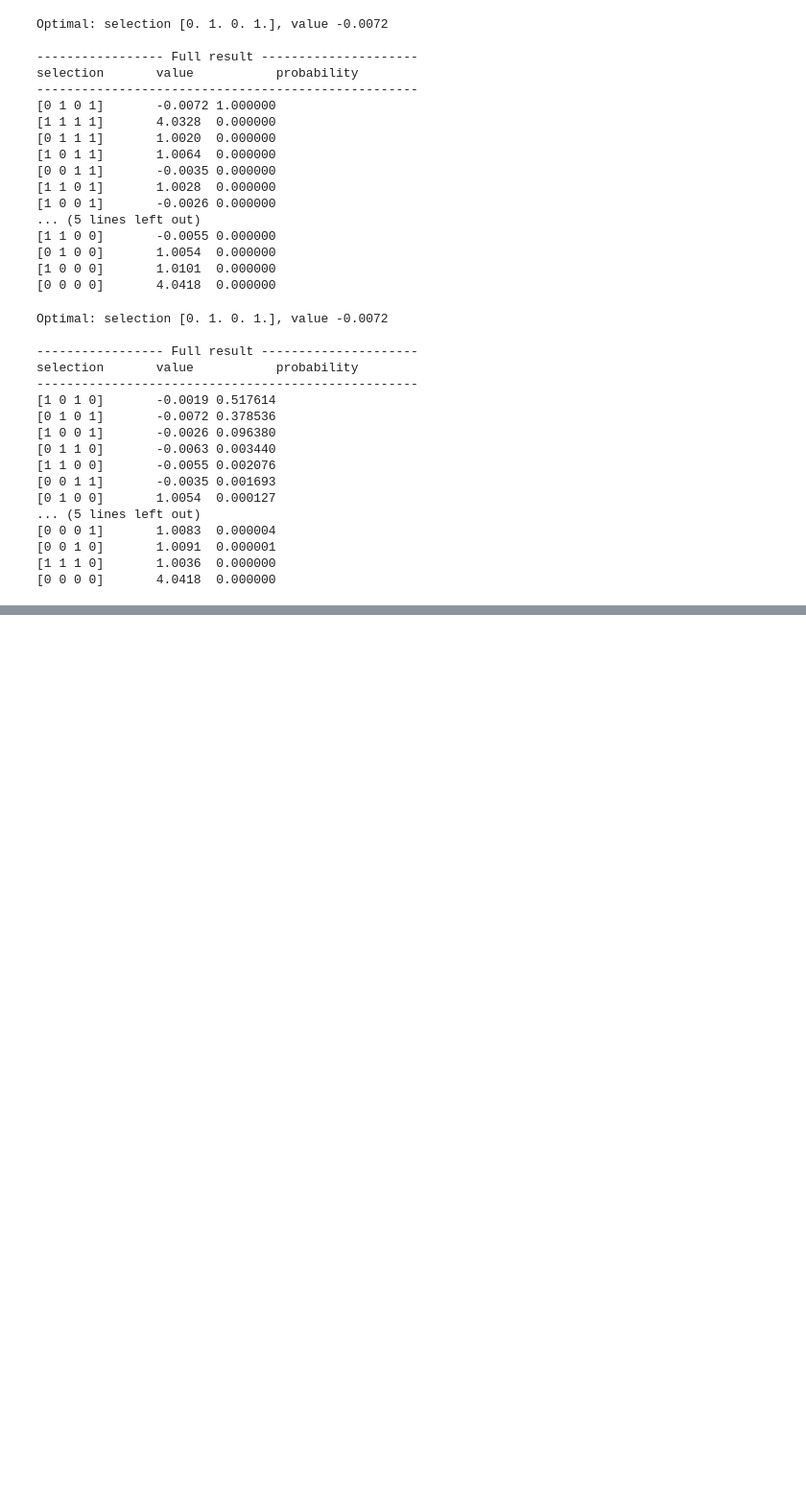
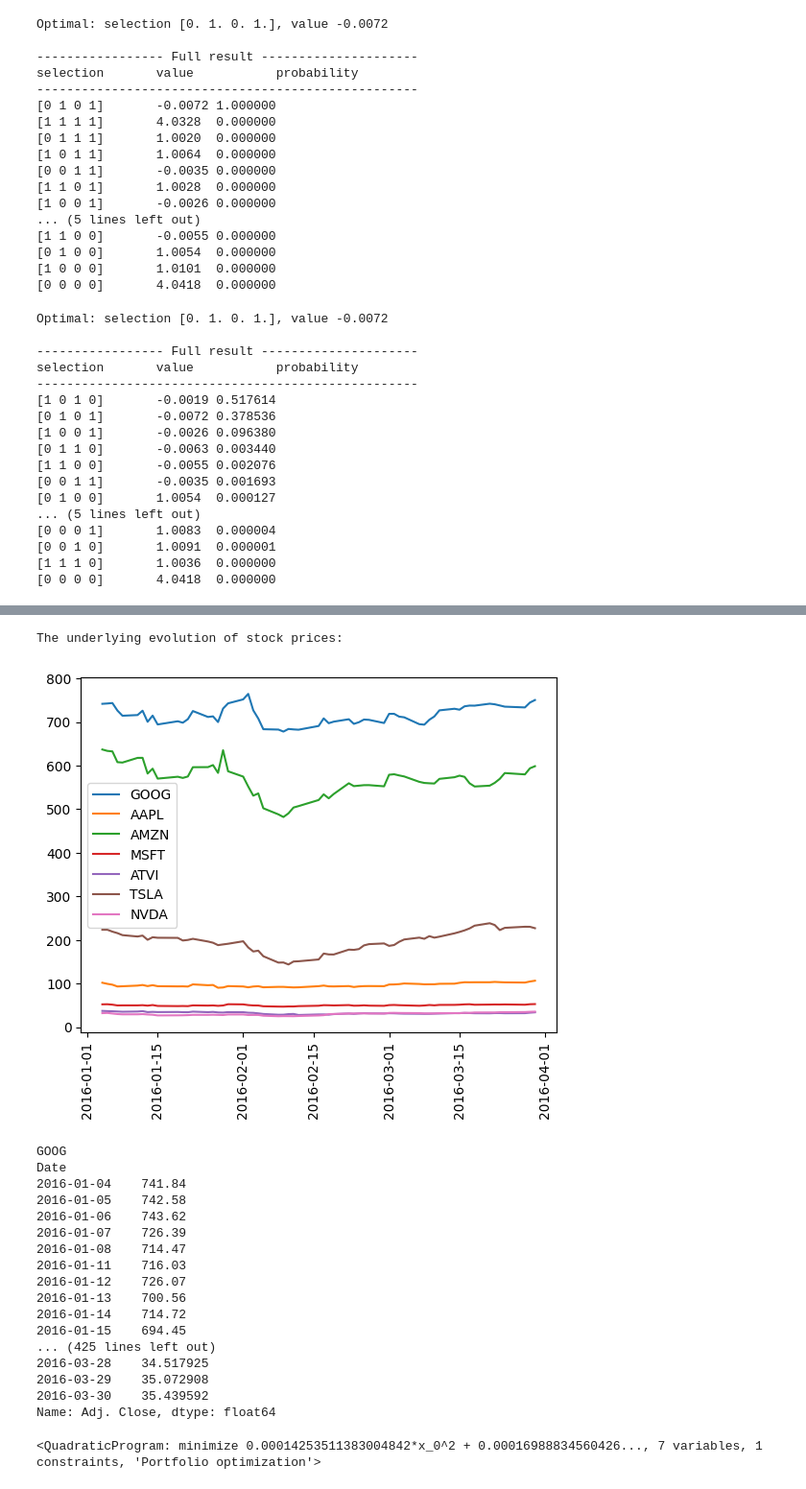
Before and after one commit to neurocode-ai/quantum-computing, a Jupyter notebook: notebooks/vqe.ipynb, the cells around one changed output, grey strips where cells are left out. Shown at 96% size. Cells and saved outputs as stored; diff of their text form; code cells hidden in the pictures; blank space fills up the shorter version.

```diff
--- a/notebooks/vqe.ipynb
+++ b/notebooks/vqe.ipynb
@@ -274,0 +342,52 @@ selection       value           probability
+# %%
+if wiki._data:
+    print('The underlying evolution of stock prices:')
+    for i, s in enumerate(stocks):
+        plt.plot(wiki._data[i], label=s)
+    plt.legend()
+    plt.xticks(rotation=90)
+    plt.show()
+
+    for i, s in enumerate(stocks):
+        print(s)
+        print(wiki._data[i])
+# %% [output]
+The underlying evolution of stock prices:
+[figure, added]
+GOOG
+Date
+2016-01-04    741.84
+2016-01-05    742.58
+2016-01-06    743.62
+2016-01-07    726.39
+2016-01-08    714.47
+2016-01-11    716.03
+2016-01-12    726.07
+2016-01-13    700.56
+2016-01-14    714.72
+2016-01-15    694.45
+... (425 lines left out)
+2016-03-28    34.517925
+2016-03-29    35.072908
+2016-03-30    35.439592
+Name: Adj. Close, dtype: float64
+# %%
+num_assets = len(stocks)
+
+q = 0.5
+B = num_assets // 2
+P = num_assets
+
+mu = wiki.get_period_return_mean_vector()
+sigma = wiki.get_period_return_covariance_matrix()
+
+portfolio = PortfolioOptimization(
+    expected_returns=mu,
+    covariances=sigma,
+    risk_factor=q,
+    budget=B
+)
+qp = portfolio.to_quadratic_program()
+display(qp)
+# %% [output]
+<QuadraticProgram: minimize 0.00014253511383004842*x_0^2 + 0.00016988834560426..., 7 variables, 1 constraints, 'Portfolio optimization'>
```
Also changed, not shown: parts of 10 cells of this notebook.
